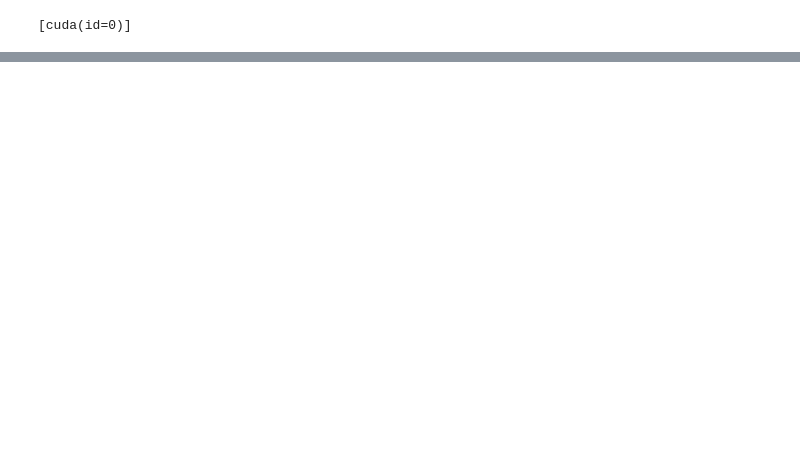
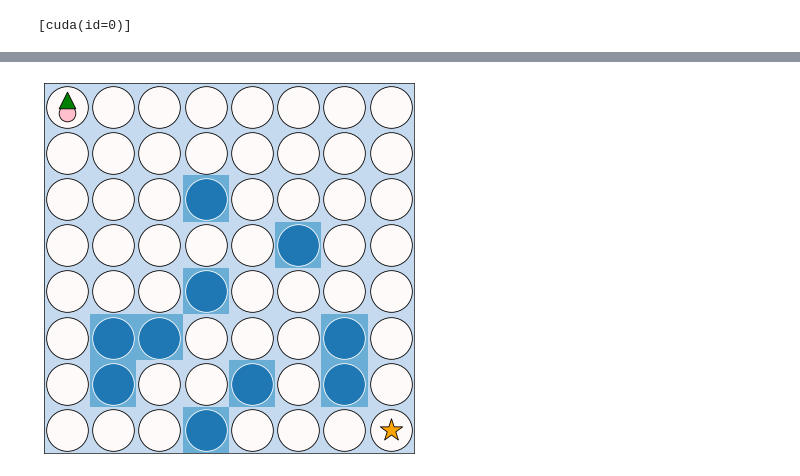
Before and after one commit to davidesartor/MANGO-lite, a Jupyter notebook: jax/test.ipynb, the cells around one changed output, grey strips where cells are left out. Saved outputs shown, nothing was run; the diff lists cells and outputs as text; code cells hidden in the pictures; blank space fills up the shorter version.

```diff
--- a/jax/test.ipynb
+++ b/jax/test.ipynb
@@ -158,0 +35,6 @@ class MangoLayer(struct.PyTreeNode):
+# %%
+env = FrozenLake.make(None, (8,8))
+env_state, obs = env.reset(jax.random.PRNGKey(0))
+plotting.render(env, env_state)
+# %% [output]
+[figure, added]
```
Also changed, not shown: parts of 10 cells of this notebook, 6 other files.
